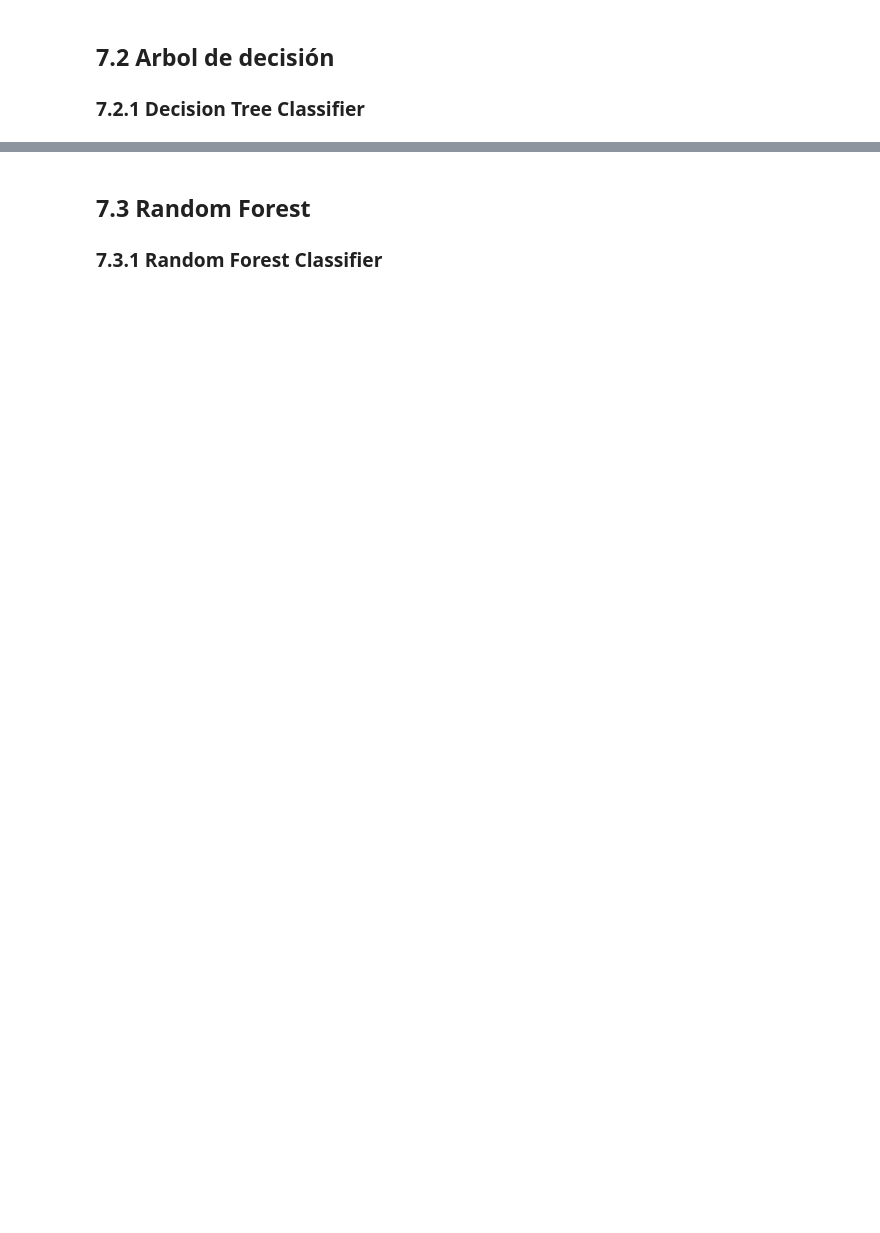
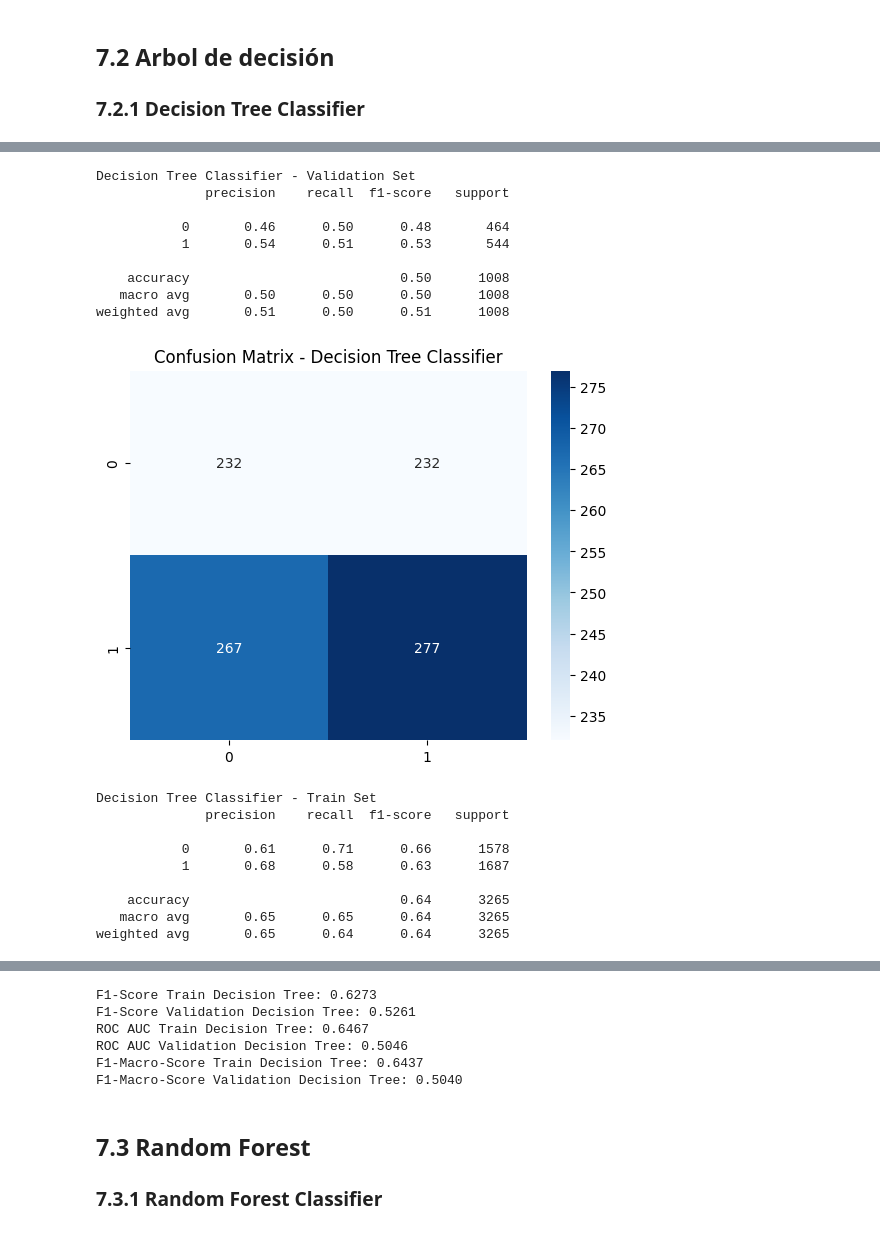
Before and after one commit to Brauchin17/Proyecto_final_dm, a Jupyter notebook: notebooks/ml_trading_classifier.ipynb, the cells around one changed output, grey strips where cells are left out. Cells and saved outputs as stored; diff of their text form; code cells hidden in the pictures; blank space fills up the shorter version.

```diff
--- a/notebooks/ml_trading_classifier.ipynb
+++ b/notebooks/ml_trading_classifier.ipynb
@@ -293,27 +383,11 @@ param_grid_dt = {
     'classifier__class_weight': [None, 'balanced']
 }
 print("Buscando mejores hiperparametros para Decision Tree")
-grid_search_dt = GridSearchCV(pipeline_dt, param_grid_dt, cv=5, scoring='f1', n_jobs=-1)
+grid_search_dt = GridSearchCV(pipeline_dt, param_grid_dt, cv=tscv, scoring='roc_auc', n_jobs=-1)
 grid_search_dt.fit(X_train, y_train)
 best_dt = grid_search_dt.best_estimator_
 y_val_pred_dt = best_dt.predict(X_val)
 print("Mejores hiperparametros Decision Tree:", grid_search_dt.best_params_)
-
-# Ver metricas del validation set
-print("Decision Tree Classifier - Validation Set")
-print(classification_report(y_val, y_val_pred_dt))
-cm_dt = confusion_matrix(y_val, y_val_pred_dt)
-sns.heatmap(cm_dt, annot=True, fmt='d', cmap='Blues')
-plt.title("Confusion Matrix - Decision Tree Classifier")
-plt.show()
-
-# Ver metricas del train set
-y_train_pred_dt = best_dt.predict(X_train)
-print("Decision Tree Classifier - Train Set")
-print(classification_report(y_train, y_train_pred_dt))
-cm_train_dt = confusion_matrix(y_train, y_train_pred_dt)
-sns.heatmap(cm_train_dt, annot=True, fmt='d', cmap='Blues')
-plt.title("Confusion Matrix - Decision Tree Classifier (Train Set)")
-plt.show()
+hiperparams_dt = grid_search_dt.best_params_
 # %% [output]
 Buscando mejores hiperparametros para Decision Tree
@@ -340,0 +395,52 @@ weighted avg       0.86      0.84      0.84       756
+# %%
+
+# Ver metricas del validation set
+print("Decision Tree Classifier - Validation Set")
+print(classification_report(y_val, y_val_pred_dt))
+cm_dt = confusion_matrix(y_val, y_val_pred_dt)
+sns.heatmap(cm_dt, annot=True, fmt='d', cmap='Blues')
+plt.title("Confusion Matrix - Decision Tree Classifier")
+plt.show()
+
+# Ver metricas del train set
+y_train_pred_dt = best_dt.predict(X_train)
+print("Decision Tree Classifier - Train Set")
+print(classification_report(y_train, y_train_pred_dt))
+cm_train_dt = confusion_matrix(y_train, y_train_pred_dt)
+sns.heatmap(cm_train_dt, annot=True, fmt='d', cmap='Blues')
+plt.title("Confusion Matrix - Decision Tree Classifier (Train Set)")
+plt.show()
+
+# f1-score, roc_auc, f1-score-macro
+f1_train_dt = f1_score(y_train, y_train_pred_dt)
+f1_val_dt = f1_score(y_val, y_val_pred_dt)
+roc_auc_train_dt = roc_auc_score(y_train, y_train_pred_dt)
+roc_auc_val_dt = roc_auc_score(y_val, y_val_pred_dt)
+f1_macro_train_dt = f1_score(y_train, y_train_pred_dt, average='macro')
+f1_macro_val_dt = f1_score(y_val, y_val_pred_dt, average='macro')
+print(f"F1-Score Train Decision Tree: {f1_train_dt:.4f}")
+print(f"F1-Score Validation Decision Tree: {f1_val_dt:.4f}")
+print(f"ROC AUC Train Decision Tree: {roc_auc_train_dt:.4f}")
+print(f"ROC AUC Validation Decision Tree: {roc_auc_val_dt:.4f}")
+print(f"F1-Macro-Score Train Decision Tree: {f1_macro_train_dt:.4f}")
+print(f"F1-Macro-Score Validation Decision Tree: {f1_macro_val_dt:.4f}")
+# %% [output]
+Decision Tree Classifier - Validation Set
+              precision    recall  f1-score   support
+
+           0       0.46      0.50      0.48       464
+           1       0.54      0.51      0.53       544
+
+    accuracy                           0.50      1008
+   macro avg       0.50      0.50      0.50      1008
+weighted avg       0.51      0.50      0.51      1008
+[figure, added]
+Decision Tree Classifier - Train Set
+              precision    recall  f1-score   support
+
+           0       0.61      0.71      0.66      1578
+           1       0.68      0.58      0.63      1687
+
+    accuracy                           0.64      3265
+   macro avg       0.65      0.65      0.64      3265
+weighted avg       0.65      0.64      0.64      3265
@@ -341,3 +448,9 @@ weighted avg       0.86      0.84      0.84       756
+F1-Score Train Decision Tree: 0.6273
+F1-Score Validation Decision Tree: 0.5261
+ROC AUC Train Decision Tree: 0.6467
+ROC AUC Validation Decision Tree: 0.5046
+F1-Macro-Score Train Decision Tree: 0.6437
+F1-Macro-Score Validation Decision Tree: 0.5040
 # %% [markdown]
 ## 7.3 Random Forest
 ### 7.3.1 Random Forest Classifier
```
Also changed, not shown: parts of 32 cells of this notebook.
